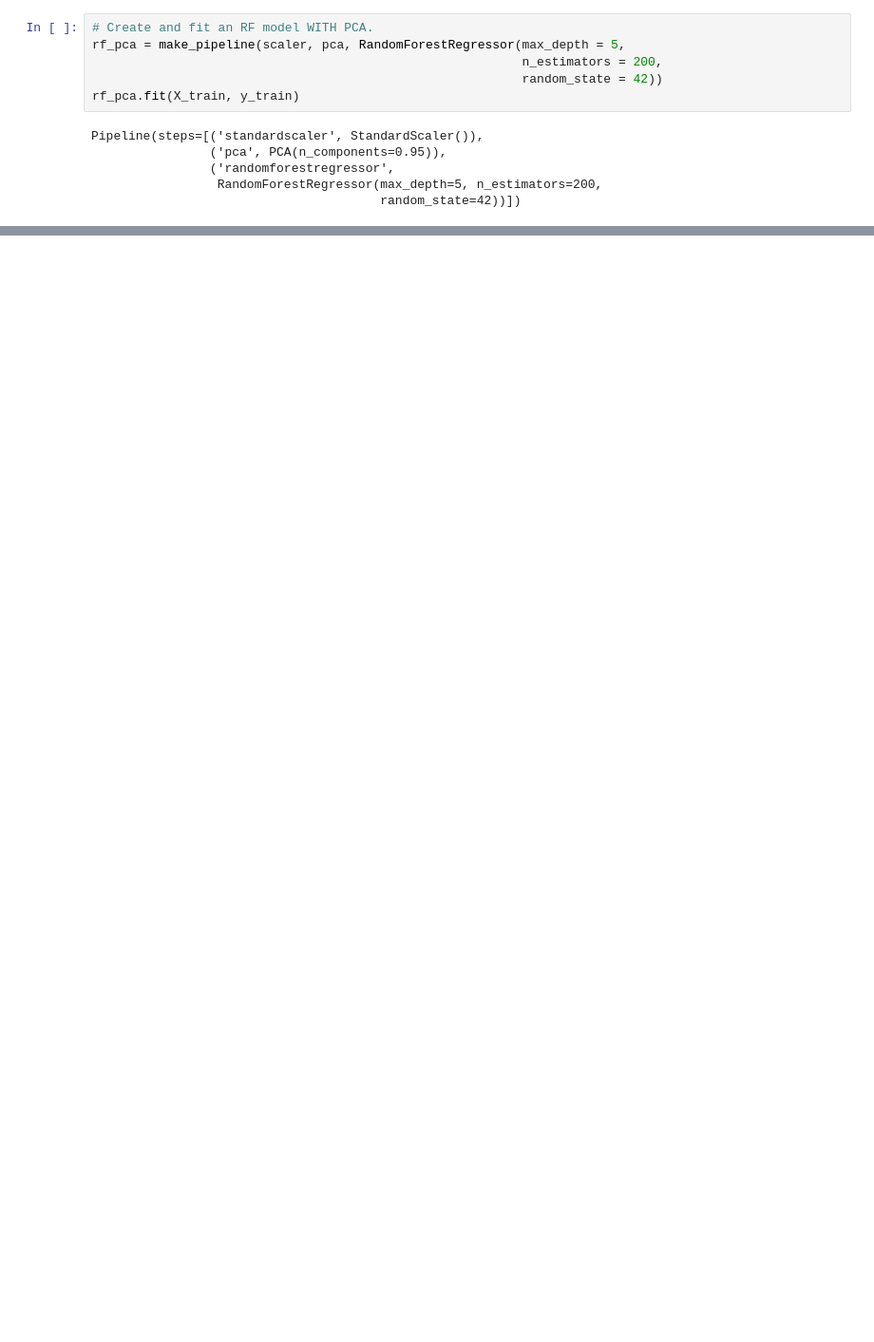
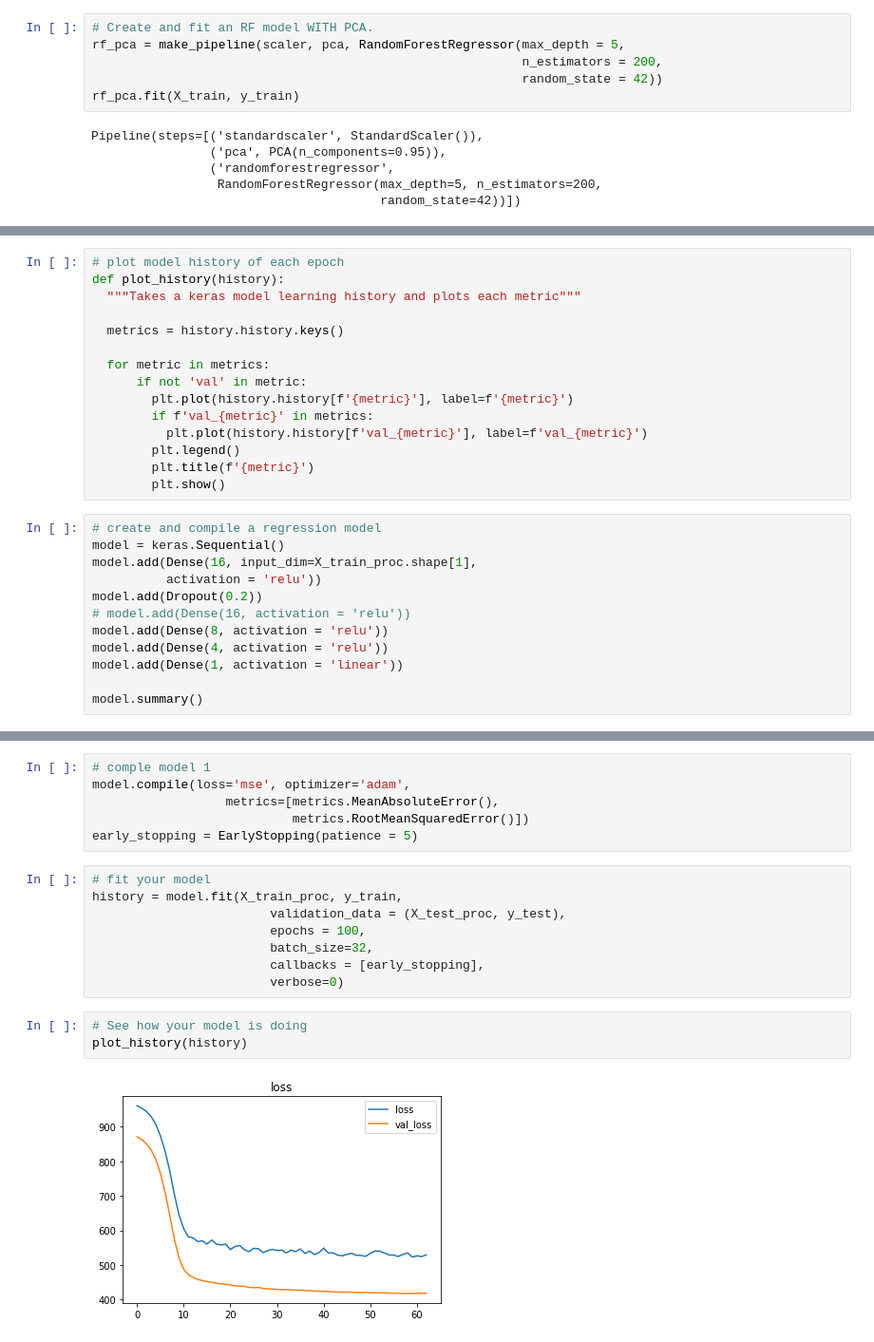
Before and after one commit to jiashenyue/ca-wui-pop-increase, a Jupyter notebook: analysis_notebook.ipynb, the cells around one changed output, grey strips where cells are left out. Shown at 95% size. Drawn from its saved outputs; the diff is of its cells as text; blank space fills up the shorter version.

```diff
--- a/analysis_notebook.ipynb
+++ b/analysis_notebook.ipynb
@@ -1132,0 +1405,27 @@ Test R^2: 0.122
+# %%
+# plot model history of each epoch
+def plot_history(history):
+  """Takes a keras model learning history and plots each metric"""
+
+  metrics = history.history.keys()
+
+  for metric in metrics:
+      if not 'val' in metric:
+        plt.plot(history.history[f'{metric}'], label=f'{metric}')
+        if f'val_{metric}' in metrics:
+          plt.plot(history.history[f'val_{metric}'], label=f'val_{metric}')
+        plt.legend()
+        plt.title(f'{metric}')
+        plt.show()
+# %%
+# create and compile a regression model
+model = keras.Sequential()
+model.add(Dense(16, input_dim=X_train_proc.shape[1],
+          activation = 'relu'))
+model.add(Dropout(0.2))
+# model.add(Dense(16, activation = 'relu'))
+model.add(Dense(8, activation = 'relu'))
+model.add(Dense(4, activation = 'relu'))
+model.add(Dense(1, activation = 'linear'))
+
+model.summary()
@@ -1132,0 +1452,19 @@ Test R^2: 0.122
+# %%
+# comple model 1
+model.compile(loss='mse', optimizer='adam',
+                  metrics=[metrics.MeanAbsoluteError(),
+                           metrics.RootMeanSquaredError()])
+early_stopping = EarlyStopping(patience = 5)
+# %%
+# fit your model
+history = model.fit(X_train_proc, y_train,
+                        validation_data = (X_test_proc, y_test),
+                        epochs = 100,
+                        batch_size=32,
+                        callbacks = [early_stopping],
+                        verbose=0)
+# %%
+# See how your model is doing
+plot_history(history)
+# %% [output]
+[figure, added]
```
Also changed, not shown: parts of 68 cells of this notebook.
